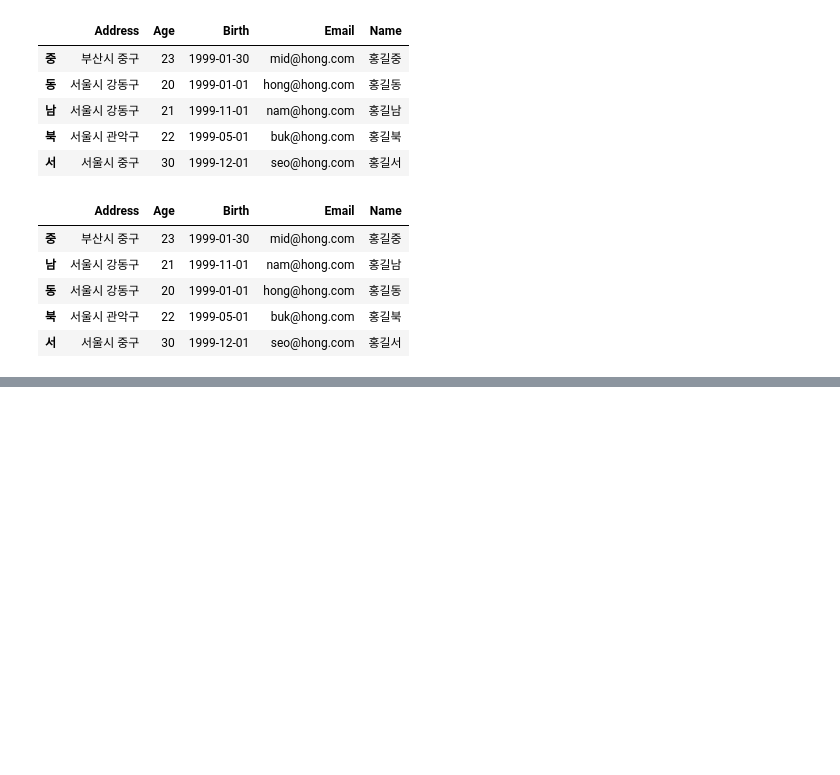
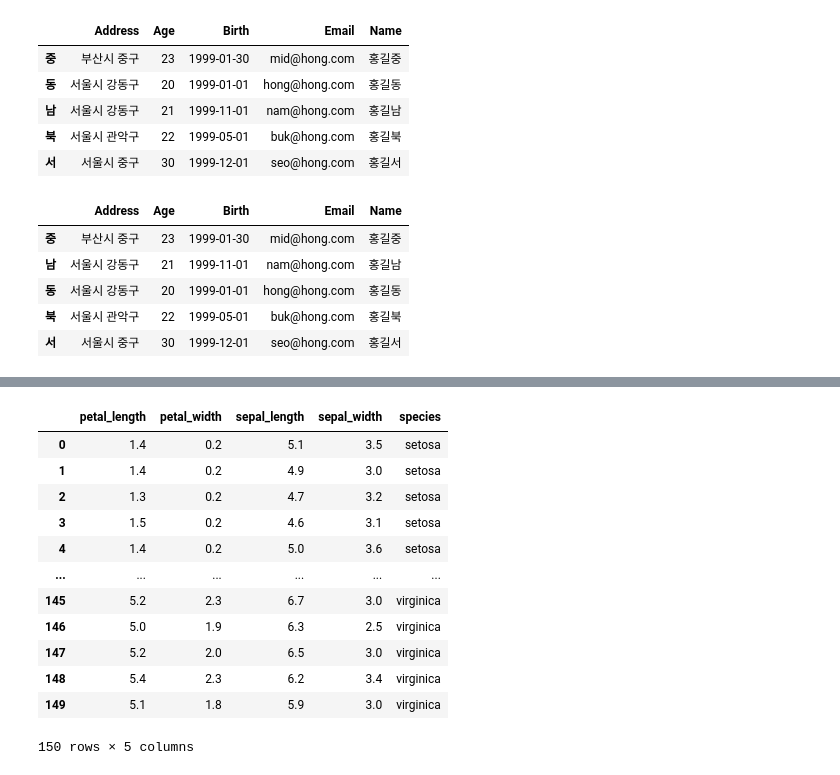
Before and after one commit to waggunet/ai_x, a Jupyter notebook: source/01_python/ch11_데이터프레임과시리즈(Pandas)_1절~8절.ipynb, the cells around one changed output, grey strips where cells are left out. Cells and saved outputs as stored; diff of their text form; code cells hidden in the pictures; blank space fills up the shorter version.

```diff
--- a/source/01_python/ch11_데이터프레임과시리즈(Pandas)_1절~8절.ipynb
+++ b/source/01_python/ch11_데이터프레임과시리즈(Pandas)_1절~8절.ipynb
@@ -1699,3 +1684,6 @@ member
 # (1) sepal_length 값 기준(sepal_lengh같으면 sepal_width기준) 내림차순 정렬 적용(iris에 적용)
 # (2) index(행이름) 기준으로 정렬 적용(iris에 적용)
 # (3) 열이름(column) 기준으로 정렬한 내용을 출력(iris에 적용하지 않음)
+from seaborn import load_dataset
+iris = load_dataset('iris')
+iris.head(1)
@@ -1702,3 +1693,4 @@ member
 # %%
-import seaborn as sns
-iris = sns.load_dataset('iris')
+# (1)sepal_length값 기준(sepal_length같으면 sepal_width기준) 내림차순 정렬 적용
+iris.sort_values(by=['sepal_length', 'sepal_width'], ascending=False, inplace=True)
+iris.head()
@@ -1704,0 +1704,4 @@ iris = sns.load_dataset('iris')
+# %%
+# (2)행이름(index) 기준 정렬 적용(iris에 적용)
+iris.sort_index(inplace=True)
+iris.head()
@@ -1704,0 +1715,17 @@ iris = sns.load_dataset('iris')
+# %%
+# (3)열이름(column) 기준 정렬한 내용을 출력(iris에 적용X)
+iris.sort_index(axis=1)
+# %% [output]
+|  | petal_length | petal_width | sepal_length | sepal_width | species |
+| 0 | 1.4 | 0.2 | 5.1 | 3.5 | setosa |
+| 1 | 1.4 | 0.2 | 4.9 | 3.0 | setosa |
+| 2 | 1.3 | 0.2 | 4.7 | 3.2 | setosa |
+| 3 | 1.5 | 0.2 | 4.6 | 3.1 | setosa |
+| 4 | 1.4 | 0.2 | 5.0 | 3.6 | setosa |
+| ... | ... | ... | ... | ... | ... |
+| 145 | 5.2 | 2.3 | 6.7 | 3.0 | virginica |
+| 146 | 5.0 | 1.9 | 6.3 | 2.5 | virginica |
+| 147 | 5.2 | 2.0 | 6.5 | 3.0 | virginica |
+| 148 | 5.4 | 2.3 | 6.2 | 3.4 | virginica |
+| 149 | 5.1 | 1.8 | 5.9 | 3.0 | virginica |
+150 rows × 5 columns
```
Also changed, not shown: parts of 15 cells of this notebook.
